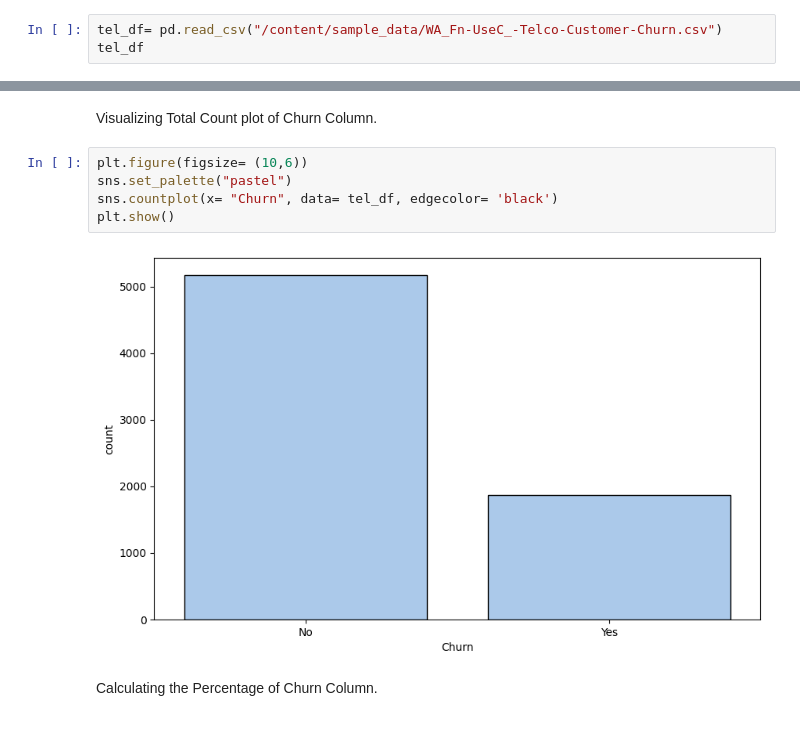
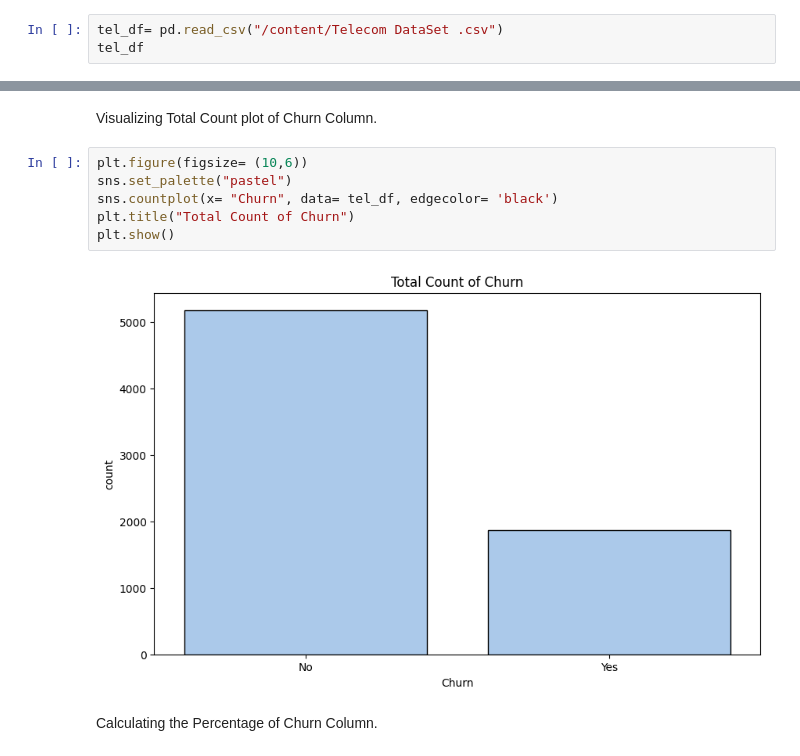
Before and after one commit to hariskhan-hk/Churn_pred, a Jupyter notebook: Telecomm_Churn_EDA.ipynb, the cells around one changed output, grey strips where cells are left out. Saved outputs shown, nothing was run; the diff lists cells and outputs as text.

```diff
--- a/Telecomm_Churn_EDA.ipynb
+++ b/Telecomm_Churn_EDA.ipynb
@@ -15,7 +15,7 @@ import seaborn as sns
 # %% [markdown]
 Importing the dataset
 # %%
-tel_df= pd.read_csv("/content/sample_data/WA_Fn-UseC_-Telco-Customer-Churn.csv")
+tel_df= pd.read_csv("/content/Telecom DataSet .csv")
 tel_df
 # %% [output]
 |  | customerID | gender | SeniorCitizen | Partner | Dependents | tenure | PhoneService | MultipleLines | ... |
@@ -81,10 +81,11 @@ Visualizing Total Count plot of Churn Column.
 # %%
 plt.figure(figsize= (10,6))
 sns.set_palette("pastel")
 sns.countplot(x= "Churn", data= tel_df, edgecolor= 'black')
+plt.title("Total Count of Churn")
 plt.show()
 # %% [output]
-[figure, old version]
+[figure, new version]
 # %% [markdown]
 Calculating the Percentage of Churn Column.
 # %%
```
Also changed, not shown: parts of 5 cells of this notebook.
